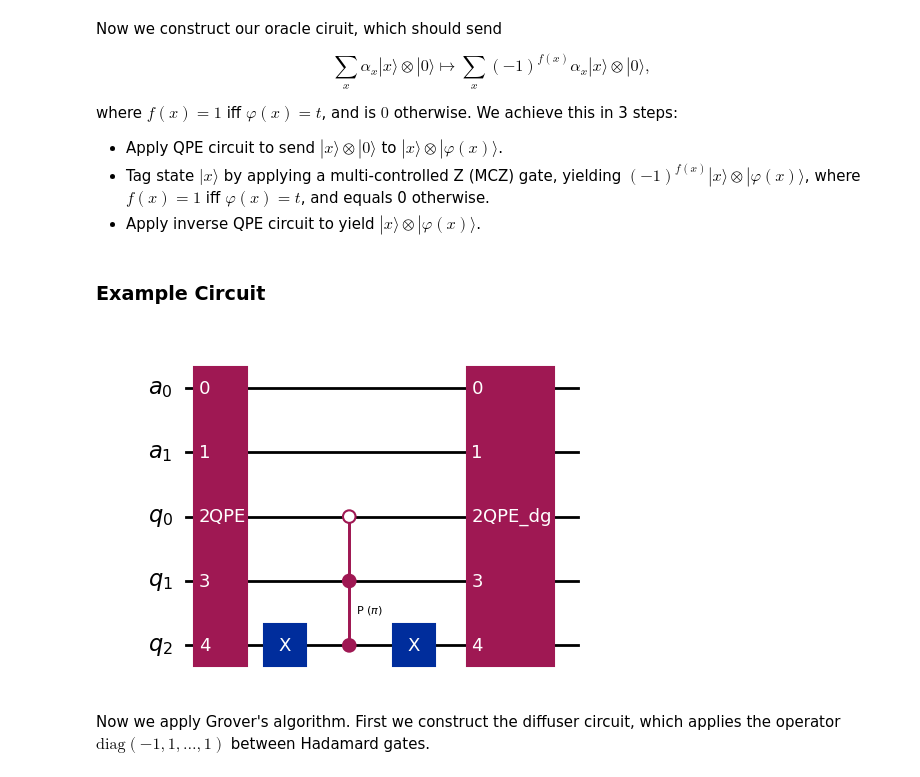
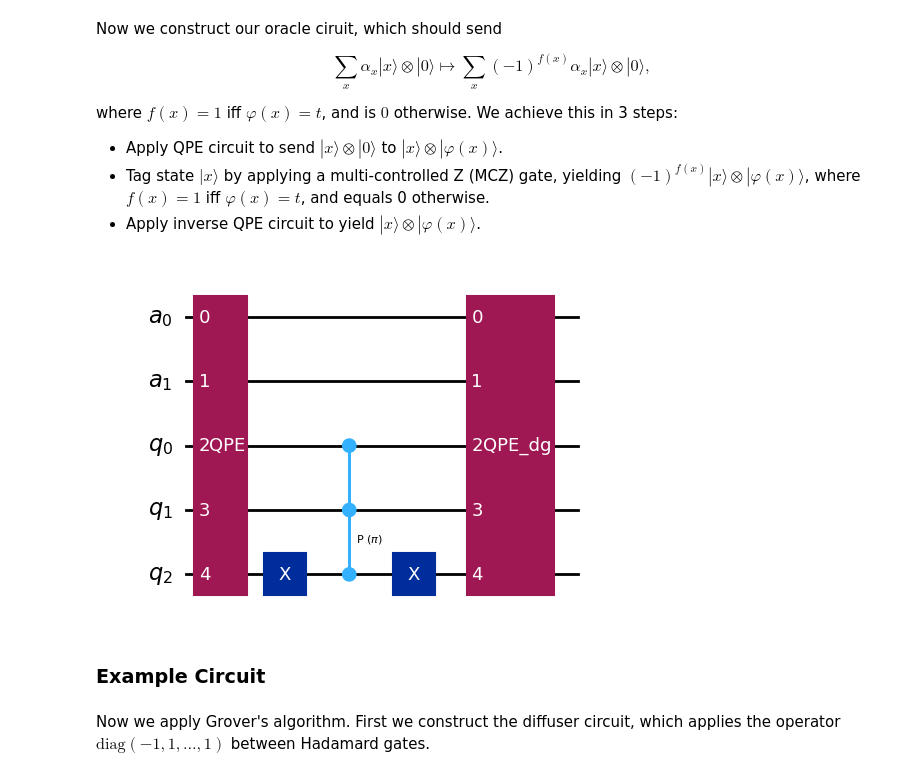
Before and after one commit to calum-shearer/EigenvectorPhaseIdentification, a Jupyter notebook: Eigenvalue_Preparation.ipynb, the cells around one changed output. Drawn from its saved outputs; the diff is of its cells as text; code cells hidden in the pictures.

```diff
--- a/Eigenvalue_Preparation.ipynb
+++ b/Eigenvalue_Preparation.ipynb
@@ -122,10 +93,45 @@ def oracle(unitary, precision: int, target: float):
-# %% [markdown]
-### Example Circuit
+# %%
+# Oracle circuit
+def oracle(unitary, precision: int, target: float):
+    n = int(np.log2(len(unitary)))  # number of qubits needed
+
+    qr = QuantumRegister(size=n, name="a")
+    ar = AncillaRegister(size=precision, name="q")
+    oracle_circuit = QuantumCircuit(qr, ar, name="oracle")
+
+    QPEGate = QPE(unitary, precision).to_gate()
+    oracle_circuit.compose(QPEGate, inplace=True)
+
+    #Desired state will be all 1's: repesent t in binary
+    target_string=('{0:0'+str(precision)+'b}').format(
+        int(target*2**precision)
+        )[::-1]
+
+    #Flip so that t*2**d sent to all 1s
+    for k in range(len(target_string)):
+        if target_string[k] == '0':
+            oracle_circuit.x(ar[k])
+
+    #Flip desired state only
+    oracle_circuit.mcp(
+        np.pi, ar[0 : precision - 1], ar[-1]
+    )
+
+    #Now undo everything
+    for k in range(len(target_string)):
+        if target_string[k] == '0':
+            oracle_circuit.x(ar[k])
+
+    oracle_circuit.compose(QPEGate.inverse(), inplace=True)  # uncompute
+
+    return oracle_circuit
 # %%
-qc = oracle(np.array([1, 1j, -1, -1j]), 3, 0.25)
+qc = oracle(np.array([1, 1j, -1, -1j]), 3, 3/8)
 display(qc.draw("mpl"))
 # %% [output]
-[figure, old version]
+[figure, new version]
+# %% [markdown]
+### Example Circuit
 # %% [markdown]
 Now we apply Grover's algorithm. First we construct the diffuser circuit, which applies the operator $\text{diag}(-1,1,\dots,1)$ between Hadamard gates.
 # %%
```
Also changed, not shown: parts of 1 cell of this notebook.
